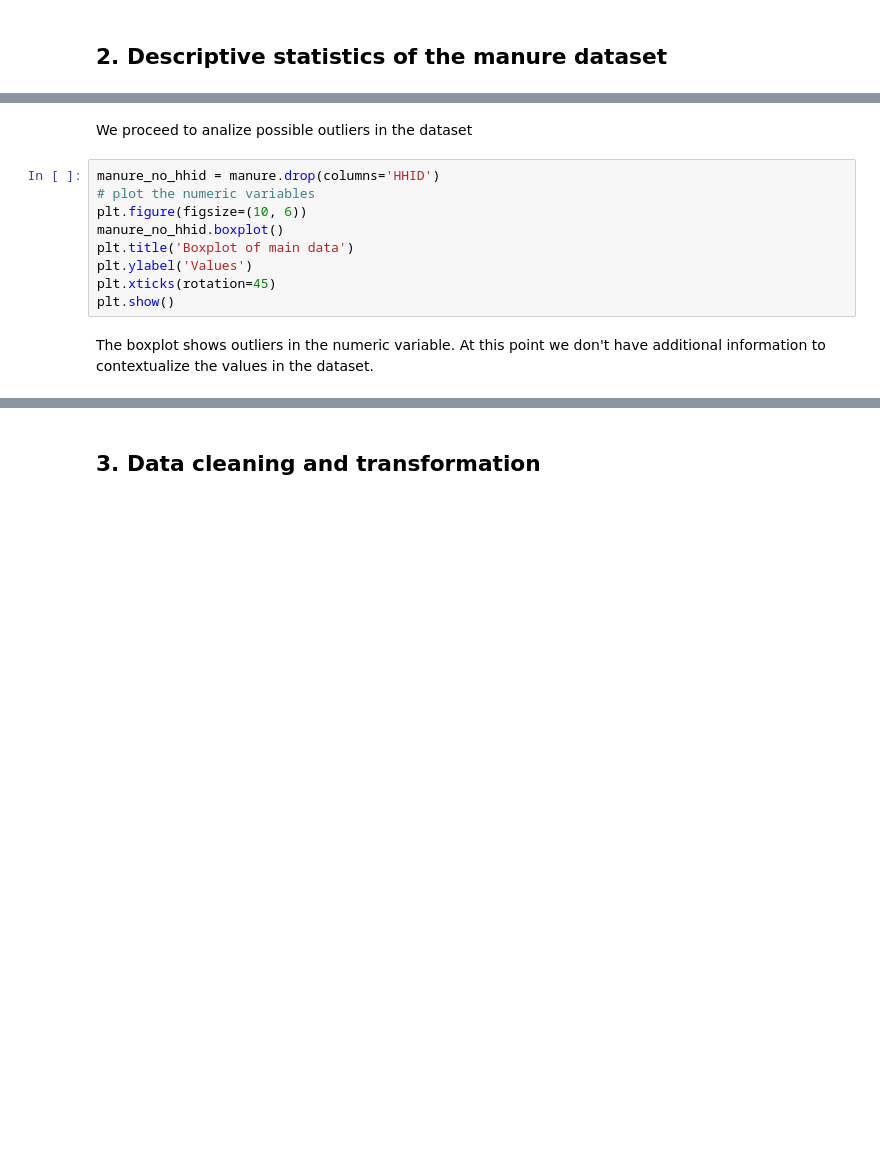
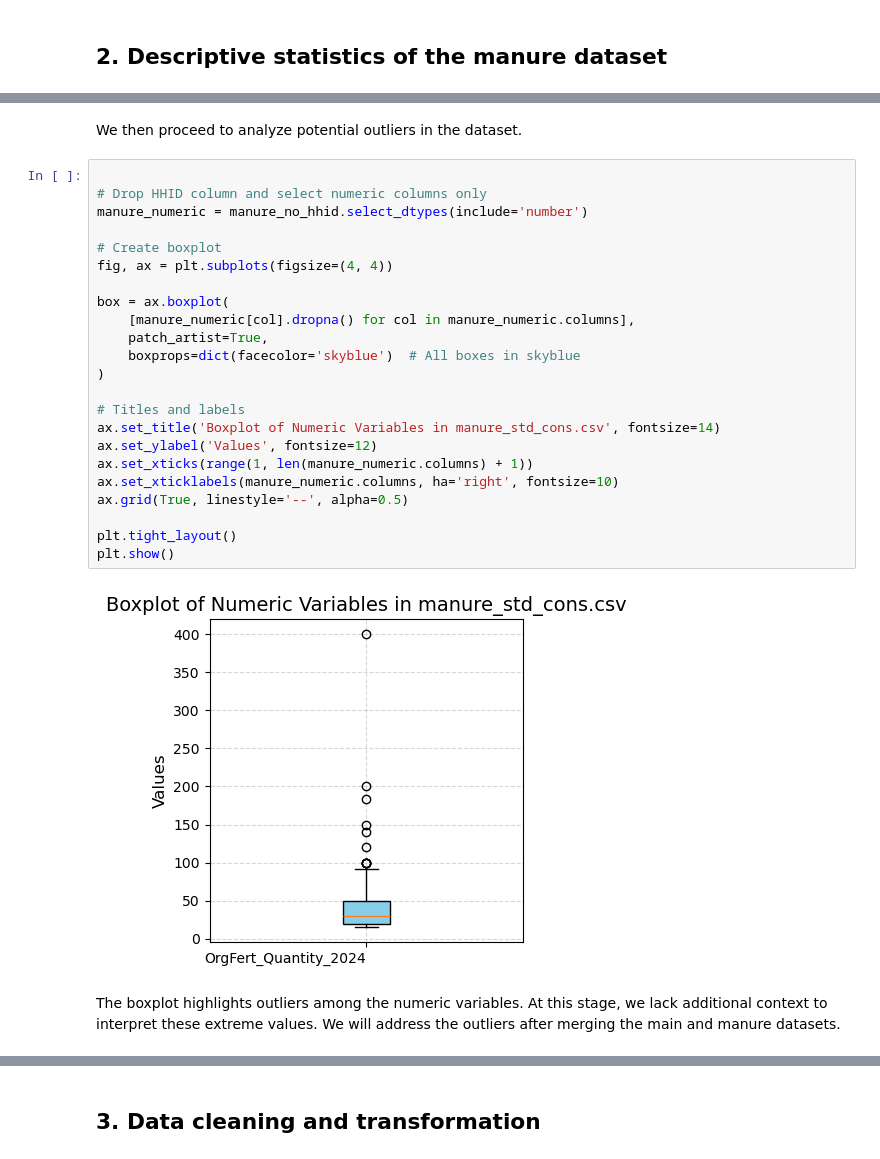
Before and after one commit to oscarbau/Data-analysis-assignment, a Jupyter notebook: Jupyter-notebooks/2_descriptive_stats_cleaning_manure.ipynb, the cells around one changed output, grey strips where cells are left out. Cells and saved outputs as stored; diff of their text form; blank space fills up the shorter version.

Commit message:
version 2, incluidng finalized notebooks, environment, data files, and readme.

```diff
--- a/Jupyter-notebooks/2_descriptive_stats_cleaning_manure.ipynb
+++ b/Jupyter-notebooks/2_descriptive_stats_cleaning_manure.ipynb
@@ -72,17 +128,32 @@ profile_manure.to_notebook_iframe()
 # %% [markdown]
-We proceed to analize possible outliers in the dataset
+We then proceed to analyze potential outliers in the dataset.
 # %%
-manure_no_hhid = manure.drop(columns='HHID')
-# plot the numeric variables
-plt.figure(figsize=(10, 6))
-manure_no_hhid.boxplot()
-plt.title('Boxplot of main data')
-plt.ylabel('Values')
-plt.xticks(rotation=45)
+
+# Drop HHID column and select numeric columns only
+manure_numeric = manure_no_hhid.select_dtypes(include='number')
+
+# Create boxplot
+fig, ax = plt.subplots(figsize=(4, 4))
+
+box = ax.boxplot(
+    [manure_numeric[col].dropna() for col in manure_numeric.columns],
+    patch_artist=True,
+    boxprops=dict(facecolor='skyblue')  # All boxes in skyblue
+)
+
+# Titles and labels
+ax.set_title('Boxplot of Numeric Variables in manure_std_cons.csv', fontsize=14)
+ax.set_ylabel('Values', fontsize=12)
+ax.set_xticks(range(1, len(manure_numeric.columns) + 1))
+ax.set_xticklabels(manure_numeric.columns, ha='right', fontsize=10)
+ax.grid(True, linestyle='--', alpha=0.5)
+
+plt.tight_layout()
 plt.show()
+# %% [output]
+[figure, added]
 # %% [markdown]
-The boxplot shows outliers in the numeric variable.
-At this point we don't have additional information to contextualize the values in the dataset.
+The boxplot highlights outliers among the numeric variables. At this stage, we lack additional context to interpret these extreme values. We will address the outliers after merging the main and manure datasets.
 # %%
 #zscore
 outlier_df = pd.concat([manure[(np.abs(stats.zscore(manure[col].dropna())) > 2).reindex(manure.index, fill_value=False)].assign(outlier_column=col) for col in manure.select_dtypes(include=[np.number])])
```
Also changed, not shown: parts of 23 cells of this notebook, 15 other files.
